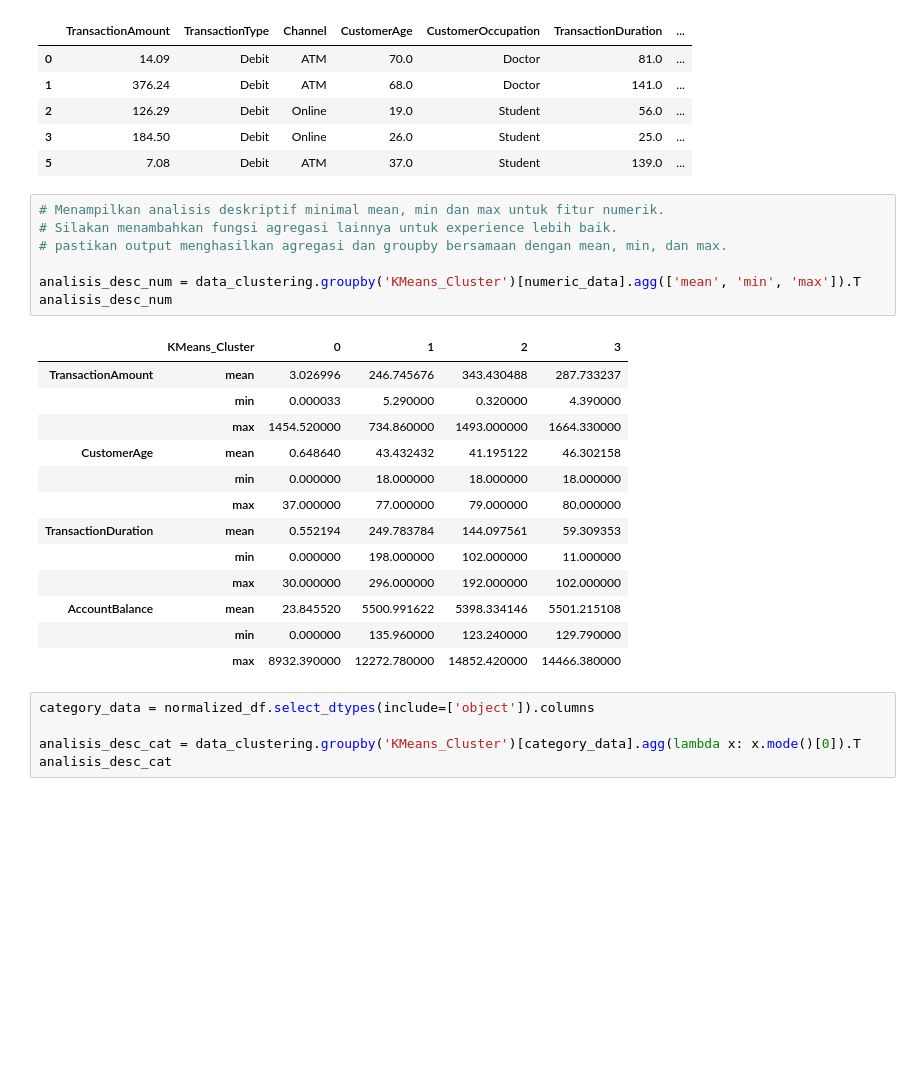
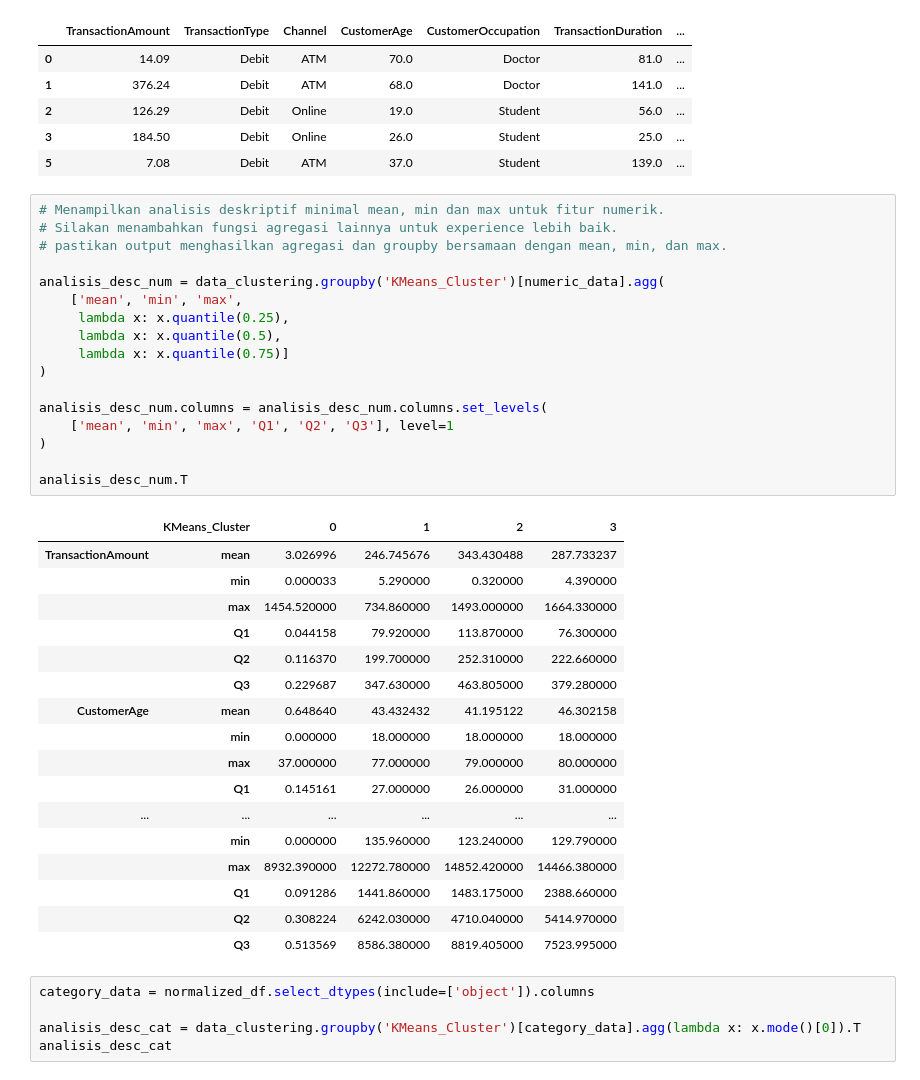
Before and after one commit to Sulbae/ML-Supervised-Unsupervised, a Jupyter notebook: [Clustering]_Submission_Akhir_BMLP_Anggun-Sulis-Setyawan.ipynb, the cells around one changed output. Cells and saved outputs as stored; diff of their text form; blank space fills up the shorter version.

Commit message:
buat table aggregasi

```diff
--- a/[Clustering]_Submission_Akhir_BMLP_Anggun-Sulis-Setyawan.ipynb
+++ b/[Clustering]_Submission_Akhir_BMLP_Anggun-Sulis-Setyawan.ipynb
@@ -717,24 +717,38 @@ normalized_df.head()
 # %%
 # Menampilkan analisis deskriptif minimal mean, min dan max untuk fitur numerik.
 # Silakan menambahkan fungsi agregasi lainnya untuk experience lebih baik.
 # pastikan output menghasilkan agregasi dan groupby bersamaan dengan mean, min, dan max.
 
-analisis_desc_num = data_clustering.groupby('KMeans_Cluster')[numeric_data].agg(['mean', 'min', 'max']).T
-analisis_desc_num
+analisis_desc_num = data_clustering.groupby('KMeans_Cluster')[numeric_data].agg(
+    ['mean', 'min', 'max',
+     lambda x: x.quantile(0.25),
+     lambda x: x.quantile(0.5),
+     lambda x: x.quantile(0.75)]
+)
+
+analisis_desc_num.columns = analisis_desc_num.columns.set_levels(
+    ['mean', 'min', 'max', 'Q1', 'Q2', 'Q3'], level=1
+)
+
+analisis_desc_num.T
 # %% [output]
 |  | KMeans_Cluster | 0 | 1 | 2 | 3 |
 | TransactionAmount | mean | 3.026996 | 246.745676 | 343.430488 | 287.733237 |
 |  | min | 0.000033 | 5.290000 | 0.320000 | 4.390000 |
 |  | max | 1454.520000 | 734.860000 | 1493.000000 | 1664.330000 |
+|  | Q1 | 0.044158 | 79.920000 | 113.870000 | 76.300000 |
+|  | Q2 | 0.116370 | 199.700000 | 252.310000 | 222.660000 |
+|  | Q3 | 0.229687 | 347.630000 | 463.805000 | 379.280000 |
 | CustomerAge | mean | 0.648640 | 43.432432 | 41.195122 | 46.302158 |
 |  | min | 0.000000 | 18.000000 | 18.000000 | 18.000000 |
 |  | max | 37.000000 | 77.000000 | 79.000000 | 80.000000 |
-| TransactionDuration | mean | 0.552194 | 249.783784 | 144.097561 | 59.309353 |
-|  | min | 0.000000 | 198.000000 | 102.000000 | 11.000000 |
-|  | max | 30.000000 | 296.000000 | 192.000000 | 102.000000 |
-| AccountBalance | mean | 23.845520 | 5500.991622 | 5398.334146 | 5501.215108 |
+|  | Q1 | 0.145161 | 27.000000 | 26.000000 | 31.000000 |
+| ... | ... | ... | ... | ... | ... |
 |  | min | 0.000000 | 135.960000 | 123.240000 | 129.790000 |
 |  | max | 8932.390000 | 12272.780000 | 14852.420000 | 14466.380000 |
+|  | Q1 | 0.091286 | 1441.860000 | 1483.175000 | 2388.660000 |
+|  | Q2 | 0.308224 | 6242.030000 | 4710.040000 | 5414.970000 |
+|  | Q3 | 0.513569 | 8586.380000 | 8819.405000 | 7523.995000 |
 # %%
 category_data = normalized_df.select_dtypes(include=['object']).columns
 
```
